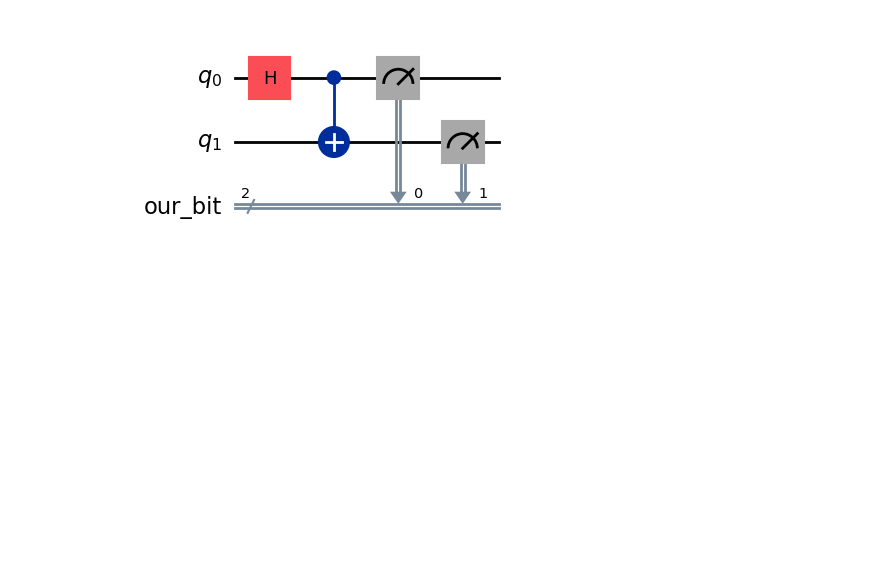
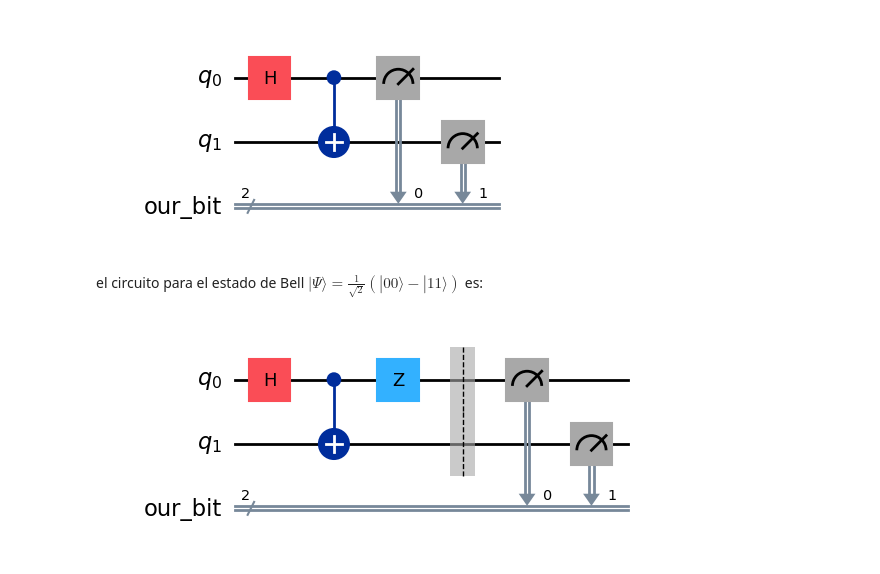
Before and after one commit to PaulaDiz/QUANTUM_COMPUTING, a Jupyter notebook: UFVQC2025_01_IntroAndBellStates.ipynb, the cells around one changed output. Saved outputs shown, nothing was run; the diff lists cells and outputs as text; code cells hidden in the pictures; blank space fills up the shorter version.

```diff
--- a/UFVQC2025_01_IntroAndBellStates.ipynb
+++ b/UFVQC2025_01_IntroAndBellStates.ipynb
@@ -195,3 +214,37 @@ qc.measure(1,1)
 qc.draw(output='mpl')
 # %% [output]
 [figure]
+# %% [markdown]
+el circuito para el estado de Bell $|\Psi\rangle = \frac{1}{\sqrt{2}}(|00\rangle - |11\rangle)$ es:
+# %%
+#CREACIÓN DEL CIRCUITO
+
+#Número de qubits
+qubit = QuantumRegister(2, 'q') #qubits cuanticos
+
+#Número de bits (Cada qubit lleva un bit asociado)
+bit = ClassicalRegister(2, 'our_bit') #bits clasicos
+
+#Creamos el circuito con nuestros qubits y bits
+qc = QuantumCircuit(qubit, bit) # con (1,1) tambien funciona primero qubits segundo bits clasicos
+#-------------------------------------------------------------------------------------------------
+
+#APLICACIÓN DE PUERTAS
+
+qc.h(qubit[0]) # Aplicamos hadamard al primer cubit
+qc.cx(0,1) # q0 es el cubit de control y q1 el que actua
+qc.barrier()
+qc.z(qubit[0]) #Puerta z para cambiar el signo
+qc.barrier()
+
+#--------------------------------------------------------------------------------------------------
+
+#MEDICIONES
+qc.measure([0,1],[0,1])
+
+#----------------------------------------------------------------------------------------------------
+#DIBUJUAMOS EL CIRCUITO
+qc.draw(output='mpl')
+qc.draw(output='mpl')
+# %% [output]
+[figure, added]
```
Also changed, not shown: parts of 10 cells of this notebook.
